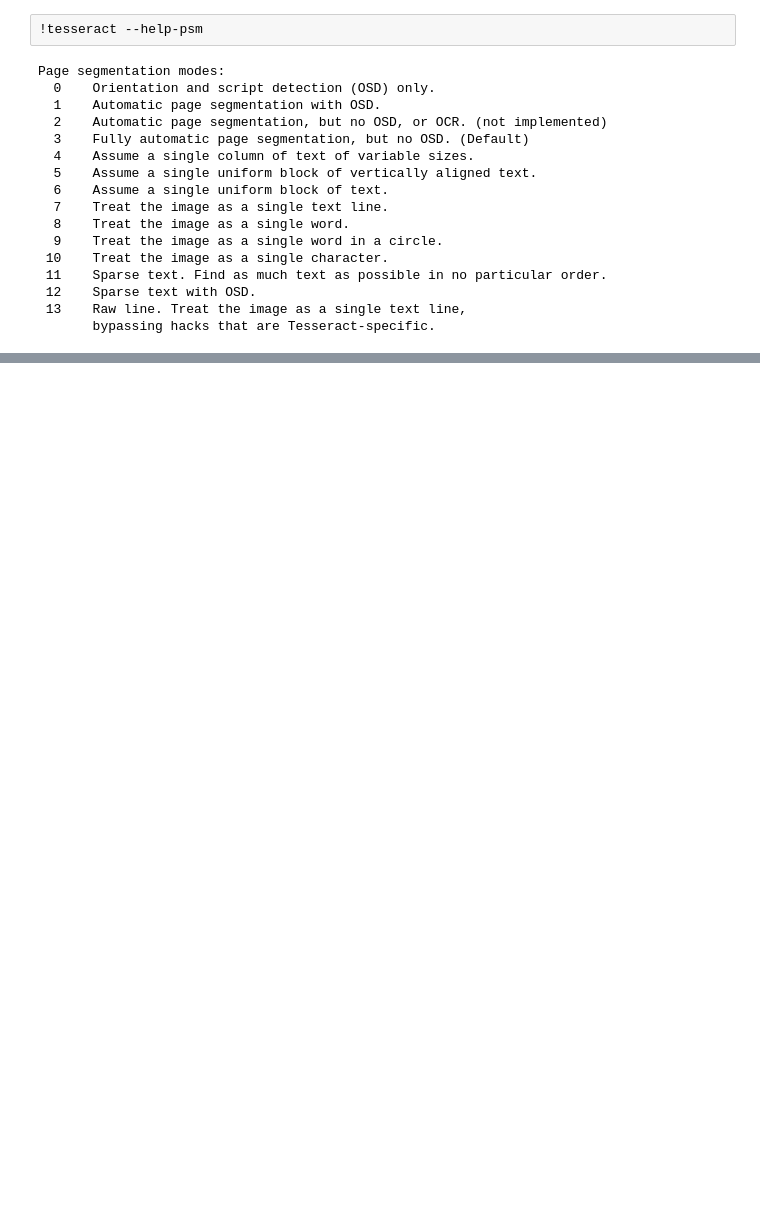
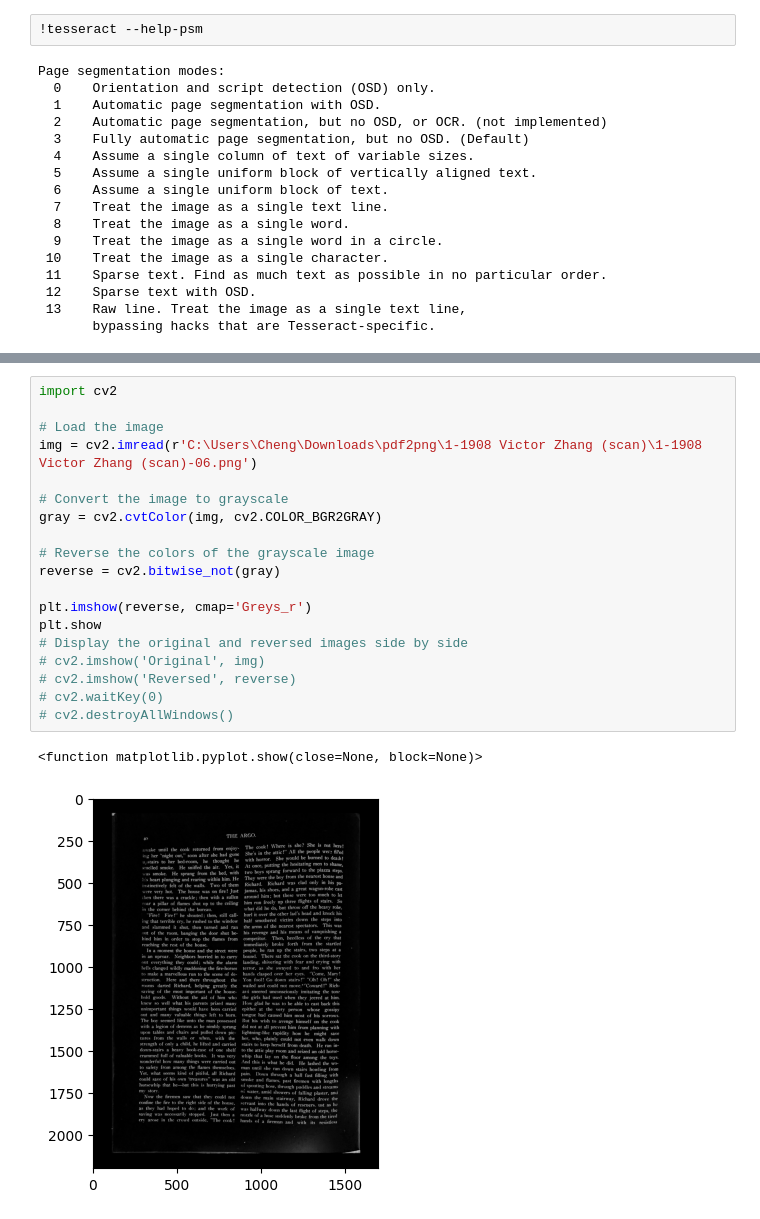
Before and after one commit to danieltyx/ArgoArchive, a Jupyter notebook: PDF2TEXT/OCR.ipynb, the cells around one changed output, grey strips where cells are left out. Cells and saved outputs as stored; diff of their text form; blank space fills up the shorter version.

```diff
--- a/PDF2TEXT/OCR.ipynb
+++ b/PDF2TEXT/OCR.ipynb
@@ -20,3 +94,25 @@ Page segmentation modes:
+# %%
+import cv2
+
+# Load the image
+img = cv2.imread(r'C:\Users\Cheng\Downloads\pdf2png\1-1908 Victor Zhang (scan)\1-1908 Victor Zhang (scan)-06.png')
+
+# Convert the image to grayscale
+gray = cv2.cvtColor(img, cv2.COLOR_BGR2GRAY)
+
+# Reverse the colors of the grayscale image
+reverse = cv2.bitwise_not(gray)
+
+plt.imshow(reverse, cmap='Greys_r')
+plt.show
+# Display the original and reversed images side by side
+# cv2.imshow('Original', img)
+# cv2.imshow('Reversed', reverse)
+# cv2.waitKey(0)
+# cv2.destroyAllWindows()
+# %% [output]
+<function matplotlib.pyplot.show(close=None, block=None)>
+[figure, added]
 # %%
 import pytesseract
 import cv2
```
Also changed, not shown: parts of 9 cells of this notebook, 5 other files.
